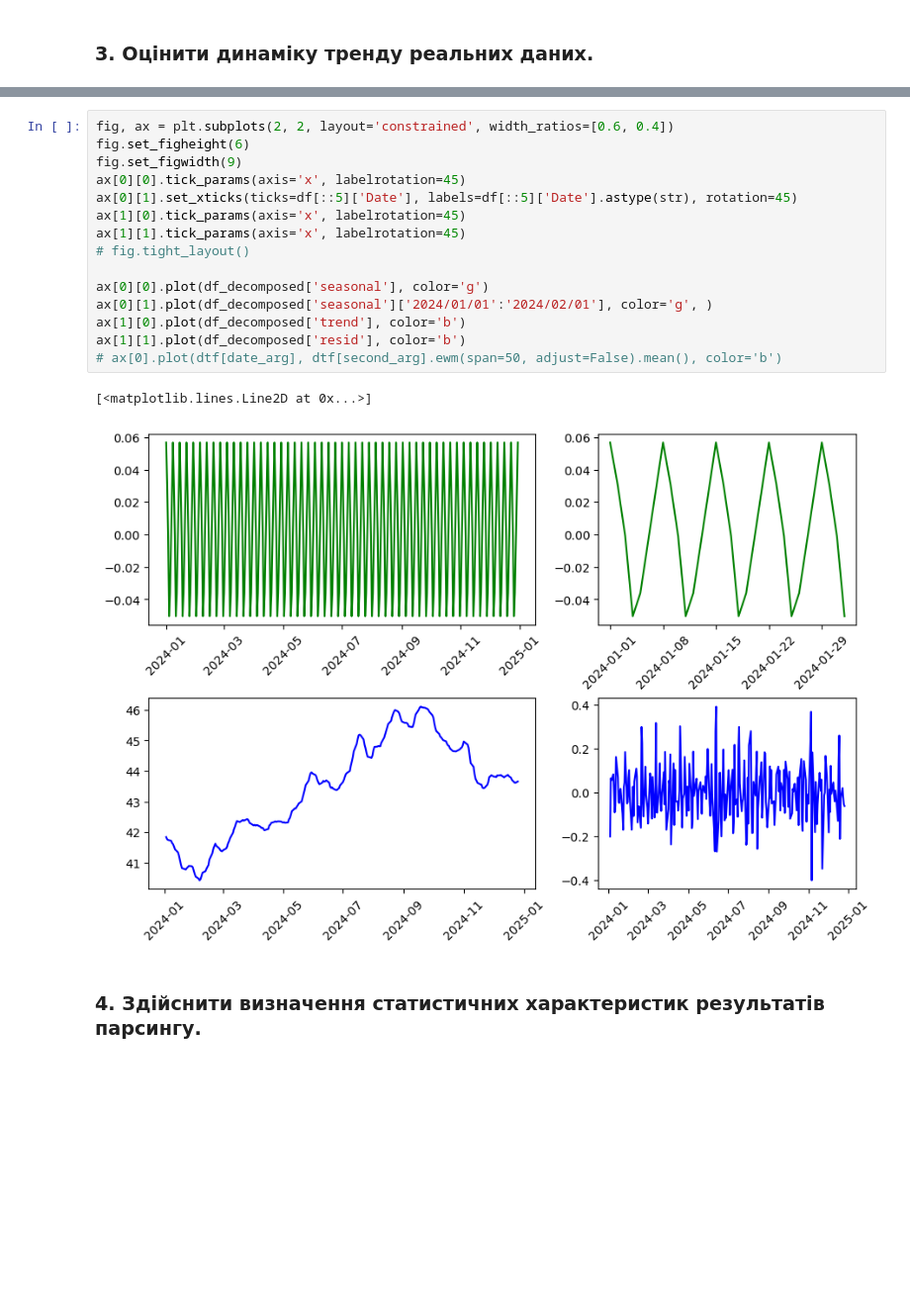
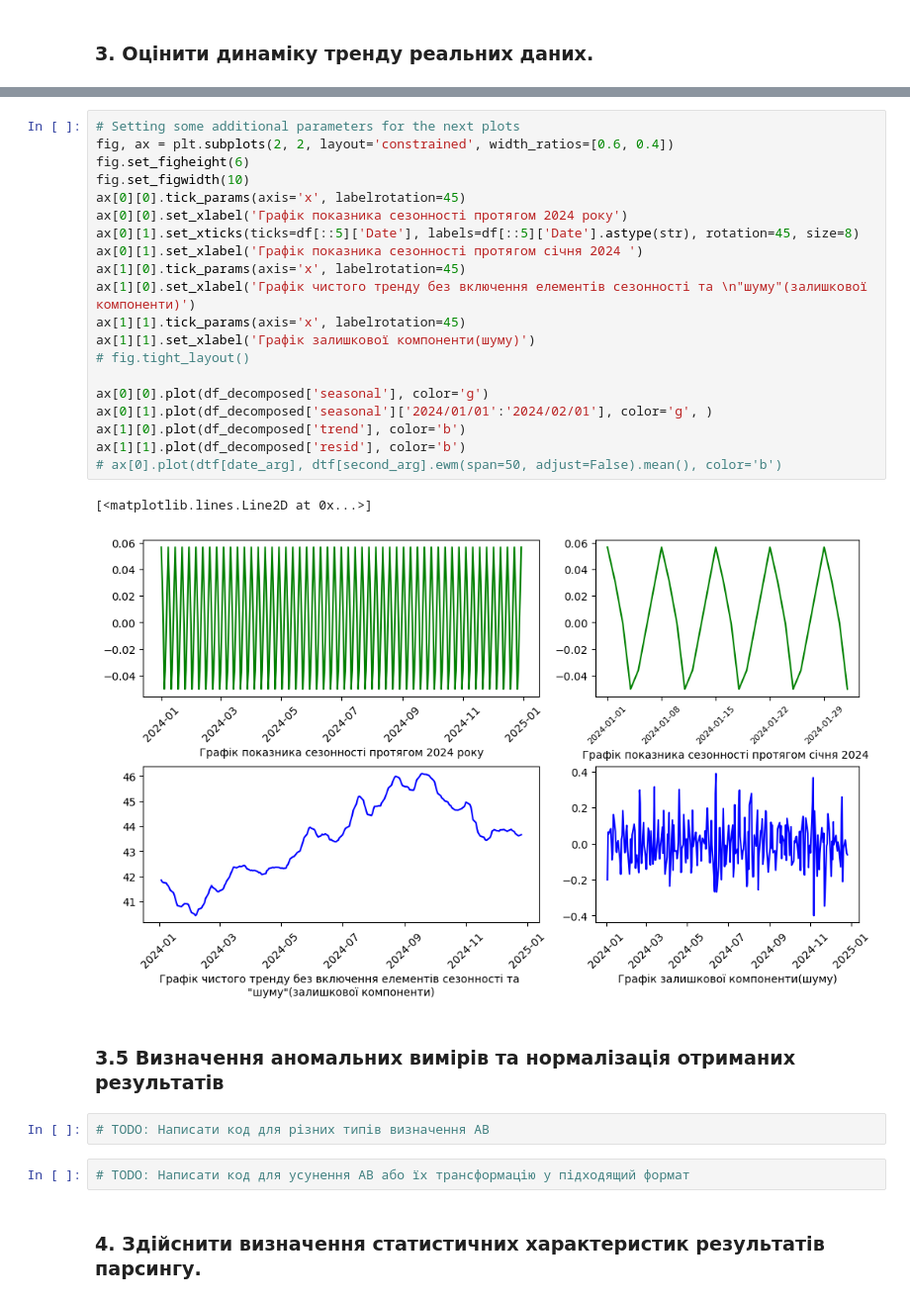
Before and after one commit to VarRoman/7_semester, a Jupyter notebook: Analysis_and_processing/Lab1/lab1_test.ipynb, the cells around one changed output, grey strips where cells are left out. Shown at 99% size. Saved outputs shown, nothing was run; the diff lists cells and outputs as text; blank space fills up the shorter version.

Commit message:
Added some extra features to plots and prepared TODOs for tomorrow

```diff
--- a/Analysis_and_processing/Lab1/lab1_test.ipynb
+++ b/Analysis_and_processing/Lab1/lab1_test.ipynb
@@ -141,23 +142,34 @@ df_decomposed
 | 2024-12-30 | 43.7770 | 43.7998 | NaN | 0.056736 | NaN |
 261 rows × 5 columns
 # %%
+# Setting some additional parameters for the next plots
 fig, ax = plt.subplots(2, 2, layout='constrained', width_ratios=[0.6, 0.4])
 fig.set_figheight(6)
-fig.set_figwidth(9)
+fig.set_figwidth(10)
 ax[0][0].tick_params(axis='x', labelrotation=45)
-ax[0][1].set_xticks(ticks=df[::5]['Date'], labels=df[::5]['Date'].astype(str), rotation=45)
+ax[0][0].set_xlabel('Графік показника сезонності протягом 2024 року')
+ax[0][1].set_xticks(ticks=df[::5]['Date'], labels=df[::5]['Date'].astype(str), rotation=45, size=8)
+ax[0][1].set_xlabel('Графік показника сезонності протягом січня 2024 ')
 ax[1][0].tick_params(axis='x', labelrotation=45)
+ax[1][0].set_xlabel('Графік чистого тренду без включення елементів сезонності та \n"шуму"(залишкової компоненти)')
 ax[1][1].tick_params(axis='x', labelrotation=45)
+ax[1][1].set_xlabel('Графік залишкової компоненти(шуму)')
 # fig.tight_layout()
 
 ax[0][0].plot(df_decomposed['seasonal'], color='g')
 ax[0][1].plot(df_decomposed['seasonal']['2024/01/01':'2024/02/01'], color='g', )
 ax[1][0].plot(df_decomposed['trend'], color='b')
 ax[1][1].plot(df_decomposed['resid'], color='b')
 # ax[0].plot(dtf[date_arg], dtf[second_arg].ewm(span=50, adjust=False).mean(), color='b')
 # %% [output]
 [<matplotlib.lines.Line2D at 0x...>]
-[figure, old version]
+[figure, new version]
+# %% [markdown]
+### 3.5 Визначення аномальних вимірів та нормалізація отриманих результатів
+# %%
+# TODO: Написати код для різних типів визначення АВ
+# %%
+# TODO: Написати код для усунення АВ або їх трансформацію у підходящий формат
 # %% [markdown]
 ### 4. Здійснити визначення статистичних характеристик результатів парсингу.
 # %%
```
Also changed, not shown: parts of 8 cells of this notebook.
